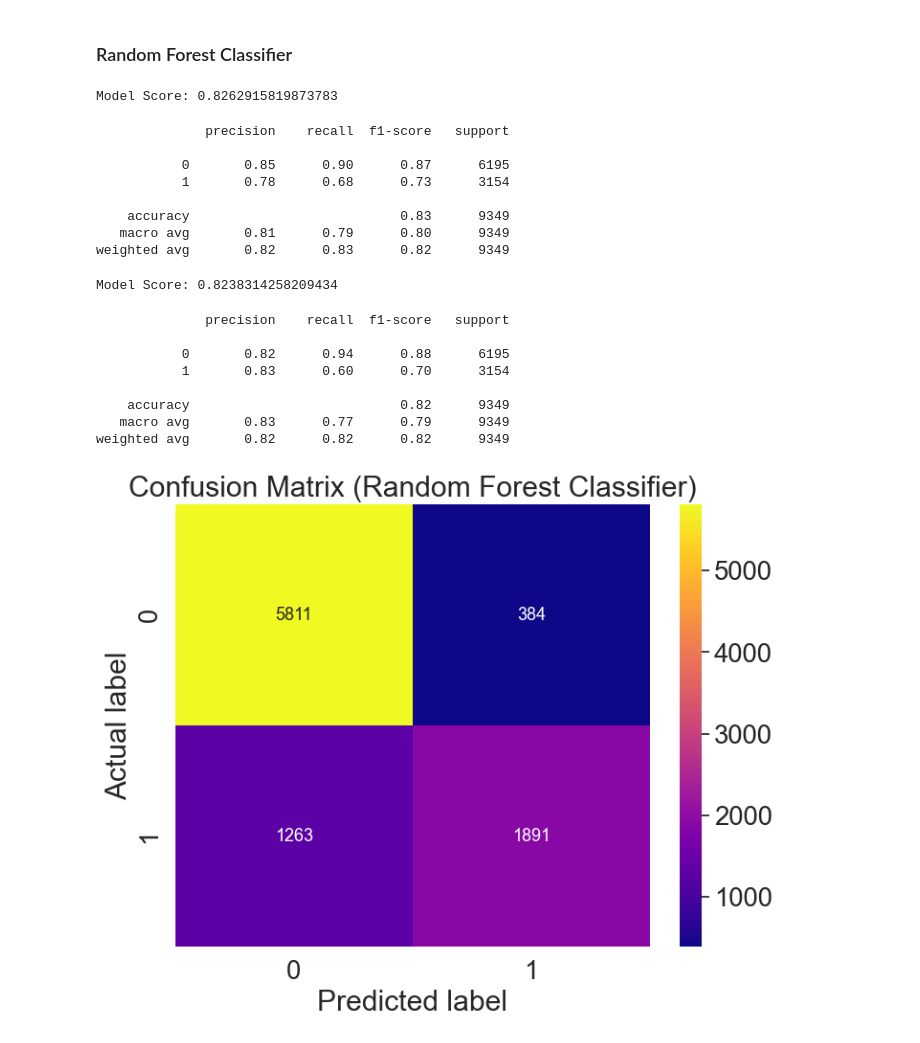
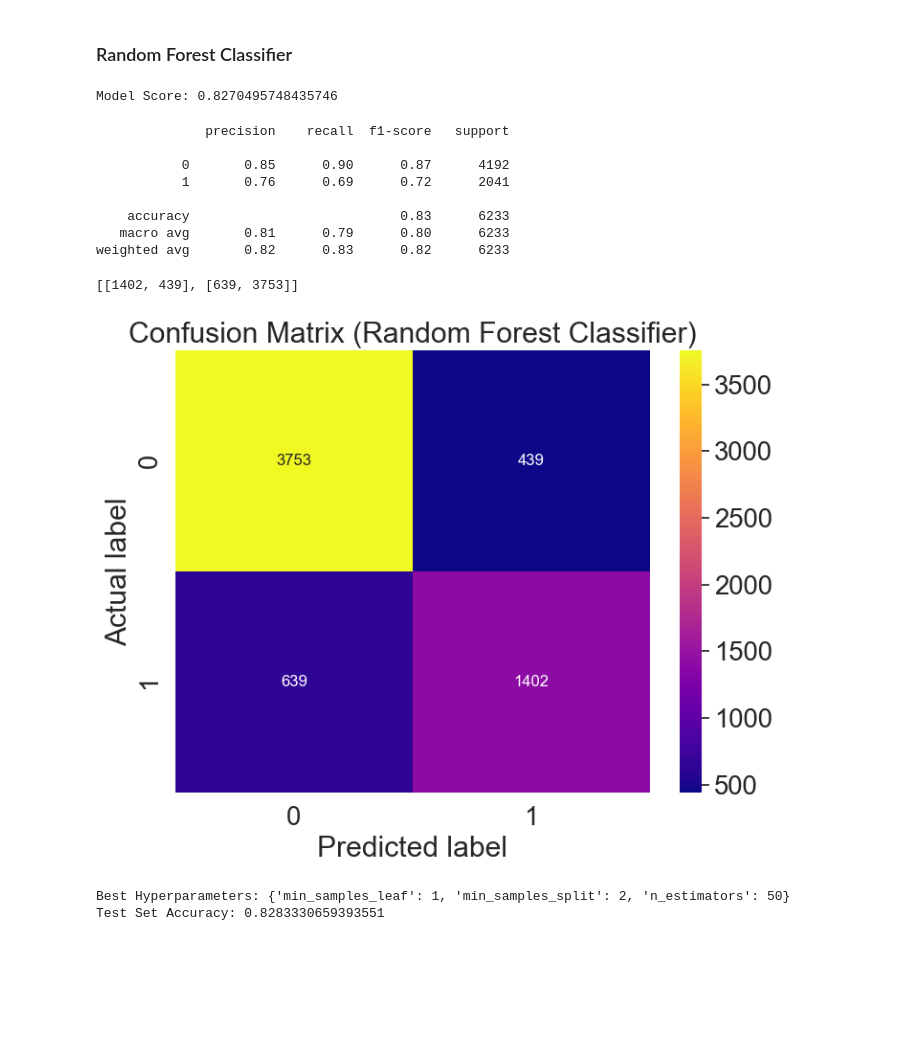
Before and after one commit to cnskzlrmt/summer-olympic-games-project, a Jupyter notebook: Summer_Olympic_Games.ipynb, the cells around one changed output. Cells and saved outputs as stored; diff of their text form; code cells hidden in the pictures; blank space fills up the shorter version.

```diff
--- a/Summer_Olympic_Games.ipynb
+++ b/Summer_Olympic_Games.ipynb
@@ -390,0 +399,4 @@ y = df['Gold_Medal']
+# %%
+from sklearn import preprocessing
+
+X = preprocessing.StandardScaler().fit(X).transform(X.astype(float))
@@ -391,2 +405,2 @@ y = df['Gold_Medal']
 # %%
-X_train, X_test, y_train, y_test = train_test_split(X, y, test_size=0.3, random_state=42)
+X_train, X_test, y_train, y_test = train_test_split(X, y, test_size=0.2, random_state=42)
@@ -496,57 +516,63 @@ plt.show()
 # %%
 from sklearn.ensemble import RandomForestClassifier
 
-forest= RandomForestClassifier()
+forest= RandomForestClassifier(n_estimators = 50, min_samples_leaf = 1, min_samples_split = 2)
 model= forest.fit(X_train, y_train)
 score = model.score(X_test, y_test)
 print("Model Score:", score)
 # %% [output]
-Model Score: 0.8262915819873783
+Model Score: 0.8270495748435746
 # %%
 predictions = model.predict(X_test)
 print(classification_report(y_test, predictions))
 # %% [output]
               precision    recall  f1-score   support
 
-           0       0.85      0.90      0.87      6195
-           1       0.78      0.68      0.73      3154
+           0       0.85      0.90      0.87      4192
+           1       0.76      0.69      0.72      2041
 
-    accuracy                           0.83      9349
-   macro avg       0.81      0.79      0.80      9349
-weighted avg       0.82      0.83      0.82      9349
+    accuracy                           0.83      6233
+   macro avg       0.81      0.79      0.80      6233
+weighted avg       0.82      0.83      0.82      6233
-# %%
-forest = RandomForestClassifier(n_estimators=100, max_depth=20, min_samples_split=5, min_samples_leaf=2, random_state=42)
-
-model = forest.fit(X_train, y_train)
-score = model.score(X_test, y_test)
-print("Model Score:", score)
-# %% [output]
-Model Score: 0.8238314258209434
-# %%
-predictions = model.predict(X_test)
-print(classification_report(y_test, predictions))
-# %% [output]
-              precision    recall  f1-score   support
-
-           0       0.82      0.94      0.88      6195
-           1       0.83      0.60      0.70      3154
-
-    accuracy                           0.82      9349
-   macro avg       0.83      0.77      0.79      9349
-weighted avg       0.82      0.82      0.82      9349
+# %%
+cnf_matrix_rf = confusion_matrix(y_test, y_pred)
+tn, fp, fn, tp = confusion_matrix(y_test, y_pred).ravel()
+cnf_matrix_rf = [[tp,fp],[fn,tn]]
+cnf_matrix_rf
+# %% [output]
+[[1402, 439], [639, 3753]]
 # %%
+y_pred = model.predict(X_test)
+conf_matrix_rf = metrics.confusion_matrix(y_test, y_pred)
 
-# Modelin tahminleri
-y_pred = model.predict(X_test)
-conf_matrix_ = metrics.confusion_matrix(y_test, y_pred)
-
-# Görselleştirme
 plt.figure(figsize=(8, 6))
-sns.heatmap(conf_matrix, annot=True, cmap="plasma", fmt='g')
+sns.heatmap(conf_matrix_rf, annot=True, cmap="plasma", fmt='g')
 plt.title('Confusion Matrix (Random Forest Classifier)')
 plt.ylabel('Actual label')
 plt.xlabel('Predicted label')
 plt.show()
 conf_matrix = confusion_matrix(y_test, y_pred)
 # %% [output]
-[figure, old version]
+[figure, new version]
+# %%
+#### burda denedikten sonra parametreleri modele ekleyip yukarıda yeniden eğittim.
+from sklearn.model_selection import GridSearchCV
+
+param_grid = {
+    'n_estimators' : [50,100],
+    'min_samples_split': [2, 5, 10],
+    'min_samples_leaf': [1, 2, 4]
+}
+
+grid_search = GridSearchCV(RandomForestClassifier(), param_grid, cv=5, scoring='accuracy')
+grid_search.fit(X_train, y_train)
+
+best_params = grid_search.best_params_
+best_model = grid_search.best_estimator_
+test_accuracy = best_model.score(X_test, y_test)
+
+print("Best Hyperparameters:", best_params)
+print("Test Set Accuracy:", test_accuracy)
+# %% [output]
+Best Hyperparameters: {'min_samples_leaf': 1, 'min_samples_split': 2, 'n_estimators': 50}
+Test Set Accuracy: 0.8283330659393551
```
Also changed, not shown: parts of 19 cells of this notebook.
